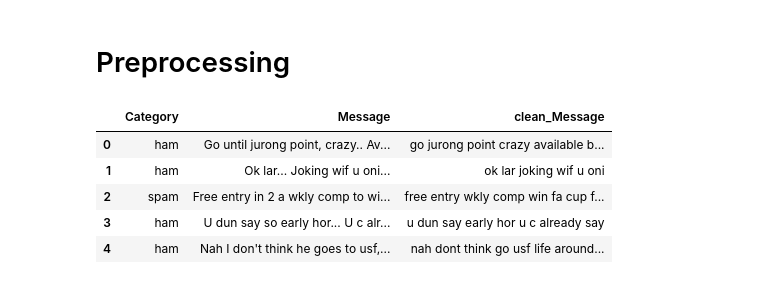
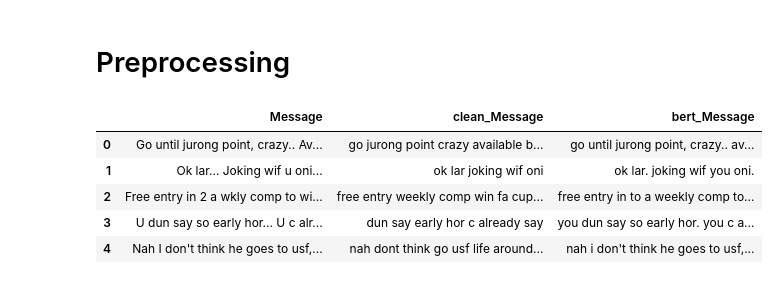
Before and after one commit to pearlispearl/NLP-Spam-email-detection, a Jupyter notebook: SpamEmailDetection.ipynb, the cells around one changed output. Saved outputs shown, nothing was run; the diff lists cells and outputs as text; code cells hidden in the pictures.

```diff
--- a/SpamEmailDetection.ipynb
+++ b/SpamEmailDetection.ipynb
@@ -37,0 +63,2 @@ df.head()
+# %%
+df.drop_duplicates(inplace=True) # drop duplicate
@@ -37,0 +77,10 @@ df.head()
+# %%
+df['char_count'] = df['Message'].str.len()
+df['word_count'] = df['Message'].str.split().apply(lambda x: len(x) if isinstance(x, list) else 0)
+df['avg_word_len'] = df['char_count'] / df['word_count'].replace(0,1)
+display(df[['char_count','word_count','avg_word_len']].describe())
+
+plt.figure(figsize=(10,4))
+sns.boxplot(x='Category', y='char_count', data=df)
+plt.title('Character count by Category')
+plt.show()
@@ -37,0 +125,5 @@ df.head()
+# %%
+# Encode Category column
+le = LabelEncoder()
+df['Category']=le.fit_transform(df['Category'])
+df.head()
@@ -83,11 +235,16 @@ def preprocess_text(text):
 # %%
+# Apply standard pipeline (for BoW / TF-IDF / fastText)
 df['clean_Message'] = df['Message'].apply(preprocess_text)
-df.head()
+
+# Apply BERT pipeline (for distilBERT contextual embeddings)
+df['bert_Message'] = df['Message'].apply(preprocess_text_bert)
+
+df[['Message', 'clean_Message', 'bert_Message']].head()
 # %% [output]
-|  | Category | Message | clean_Message |
-| 0 | ham | Go until jurong point, crazy.. Av... | go jurong point crazy available b... |
-| 1 | ham | Ok lar... Joking wif u oni... | ok lar joking wif u oni |
-| 2 | spam | Free entry in 2 a wkly comp to wi... | free entry wkly comp win fa cup f... |
-| 3 | ham | U dun say so early hor... U c alr... | u dun say early hor u c already say |
-| 4 | ham | Nah I don't think he goes to usf,... | nah dont think go usf life around... |
+|  | Message | clean_Message | bert_Message |
+| 0 | Go until jurong point, crazy.. Av... | go jurong point crazy available b... | go until jurong point, crazy.. av... |
+| 1 | Ok lar... Joking wif u oni... | ok lar joking wif oni | ok lar. joking wif you oni. |
+| 2 | Free entry in 2 a wkly comp to wi... | free entry weekly comp win fa cup... | free entry in to a weekly comp to... |
+| 3 | U dun say so early hor... U c alr... | dun say early hor c already say | you dun say so early hor. you c a... |
+| 4 | Nah I don't think he goes to usf,... | nah dont think go usf life around... | nah i don't think he goes to usf,... |
 # %%
```
Also changed, not shown: parts of 20 cells of this notebook, 42 other files.
